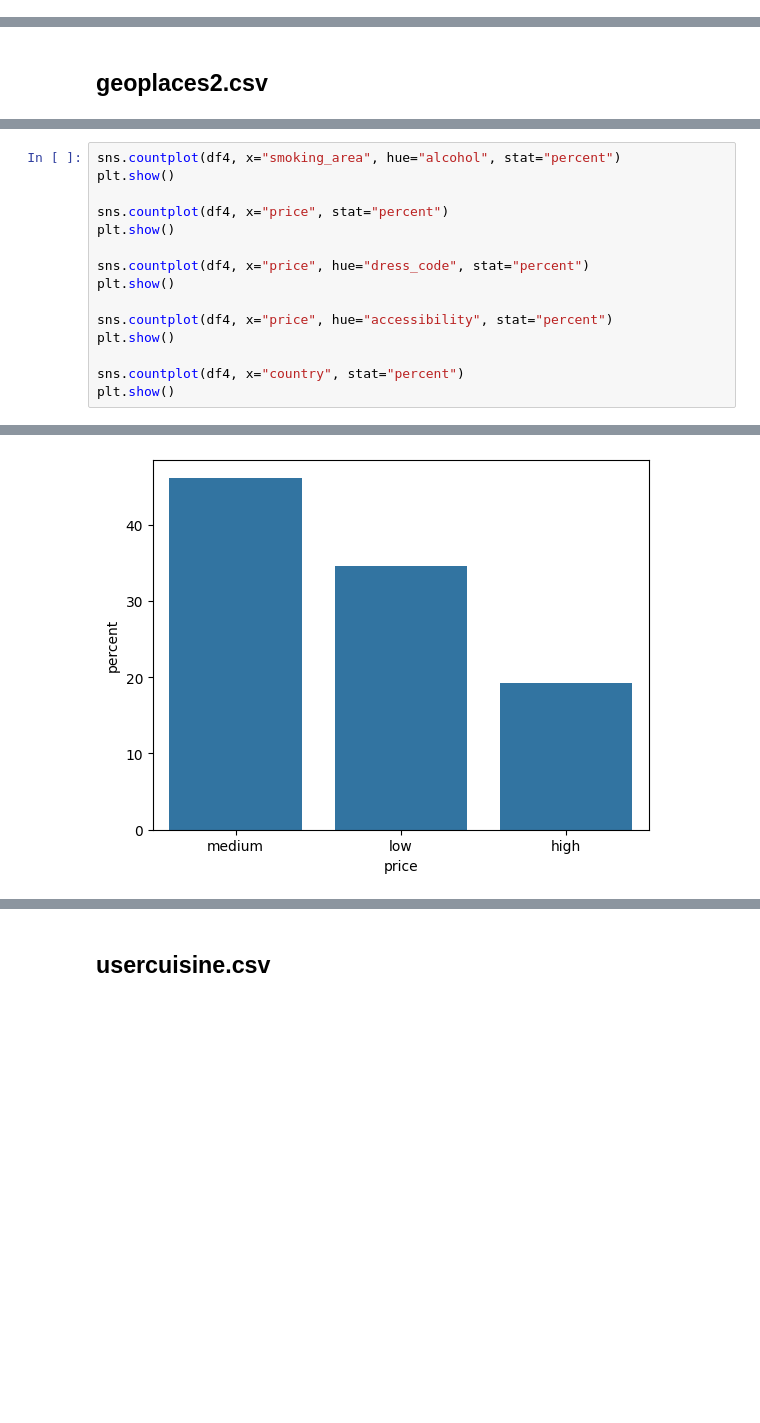
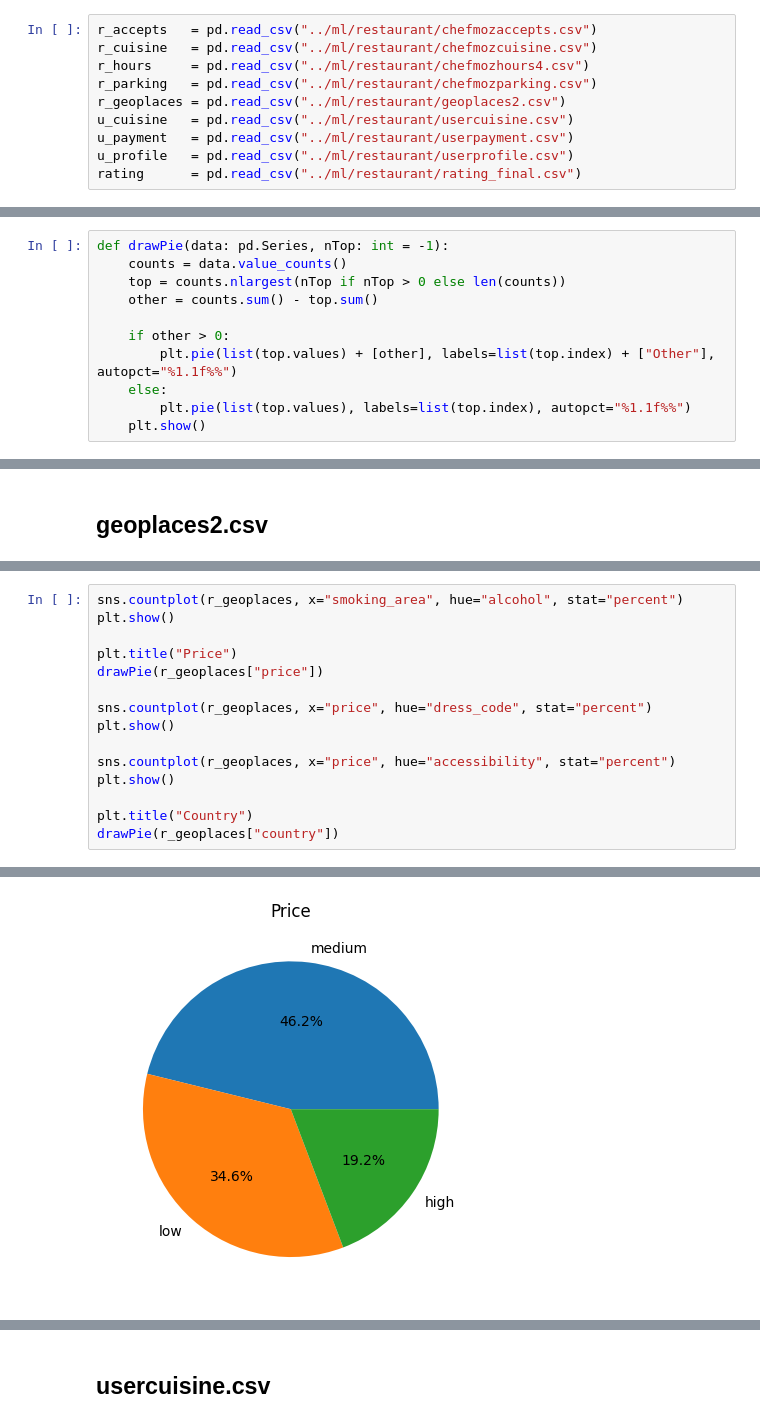
Before and after one commit to Charlotte000/spbu_ml_2025, a Jupyter notebook: homeworks/homework1.ipynb, the cells around one changed output, grey strips where cells are left out. Cells and saved outputs as stored; diff of their text form; blank space fills up the shorter version.

```diff
--- a/homeworks/homework1.ipynb
+++ b/homeworks/homework1.ipynb
@@ -8,2 +16,12 @@ import seaborn as sns
+# %%
+r_accepts   = pd.read_csv("../ml/restaurant/chefmozaccepts.csv")
+r_cuisine   = pd.read_csv("../ml/restaurant/chefmozcuisine.csv")
+r_hours     = pd.read_csv("../ml/restaurant/chefmozhours4.csv")
+r_parking   = pd.read_csv("../ml/restaurant/chefmozparking.csv")
+r_geoplaces = pd.read_csv("../ml/restaurant/geoplaces2.csv")
+u_cuisine   = pd.read_csv("../ml/restaurant/usercuisine.csv")
+u_payment   = pd.read_csv("../ml/restaurant/userpayment.csv")
+u_profile   = pd.read_csv("../ml/restaurant/userprofile.csv")
+rating      = pd.read_csv("../ml/restaurant/rating_final.csv")
 # %% [markdown]
 # Анализ
@@ -22,2 +28,13 @@ dfs = [
+# %%
+def drawPie(data: pd.Series, nTop: int = -1):
+    counts = data.value_counts()
+    top = counts.nlargest(nTop if nTop > 0 else len(counts))
+    other = counts.sum() - top.sum()
+
+    if other > 0:
+        plt.pie(list(top.values) + [other], labels=list(top.index) + ["Other"], autopct="%1.1f%%")
+    else:
+        plt.pie(list(top.values), labels=list(top.index), autopct="%1.1f%%")
+    plt.show()
 # %% [markdown]
 ## chefmozaccepts.csv
@@ -141,20 +148,20 @@ memory usage: 21.5+ KB
 # %%
-sns.countplot(df4, x="smoking_area", hue="alcohol", stat="percent")
+sns.countplot(r_geoplaces, x="smoking_area", hue="alcohol", stat="percent")
 plt.show()
 
-sns.countplot(df4, x="price", stat="percent")
+plt.title("Price")
+drawPie(r_geoplaces["price"])
+
+sns.countplot(r_geoplaces, x="price", hue="dress_code", stat="percent")
 plt.show()
 
-sns.countplot(df4, x="price", hue="dress_code", stat="percent")
+sns.countplot(r_geoplaces, x="price", hue="accessibility", stat="percent")
 plt.show()
 
-sns.countplot(df4, x="price", hue="accessibility", stat="percent")
-plt.show()
-
-sns.countplot(df4, x="country", stat="percent")
-plt.show()
+plt.title("Country")
+drawPie(r_geoplaces["country"])
 # %% [output]
 [figure]
-[figure, old version]
+[figure, new version]
 [figure]
 [figure]
```
Also changed, not shown: parts of 118 cells of this notebook.
